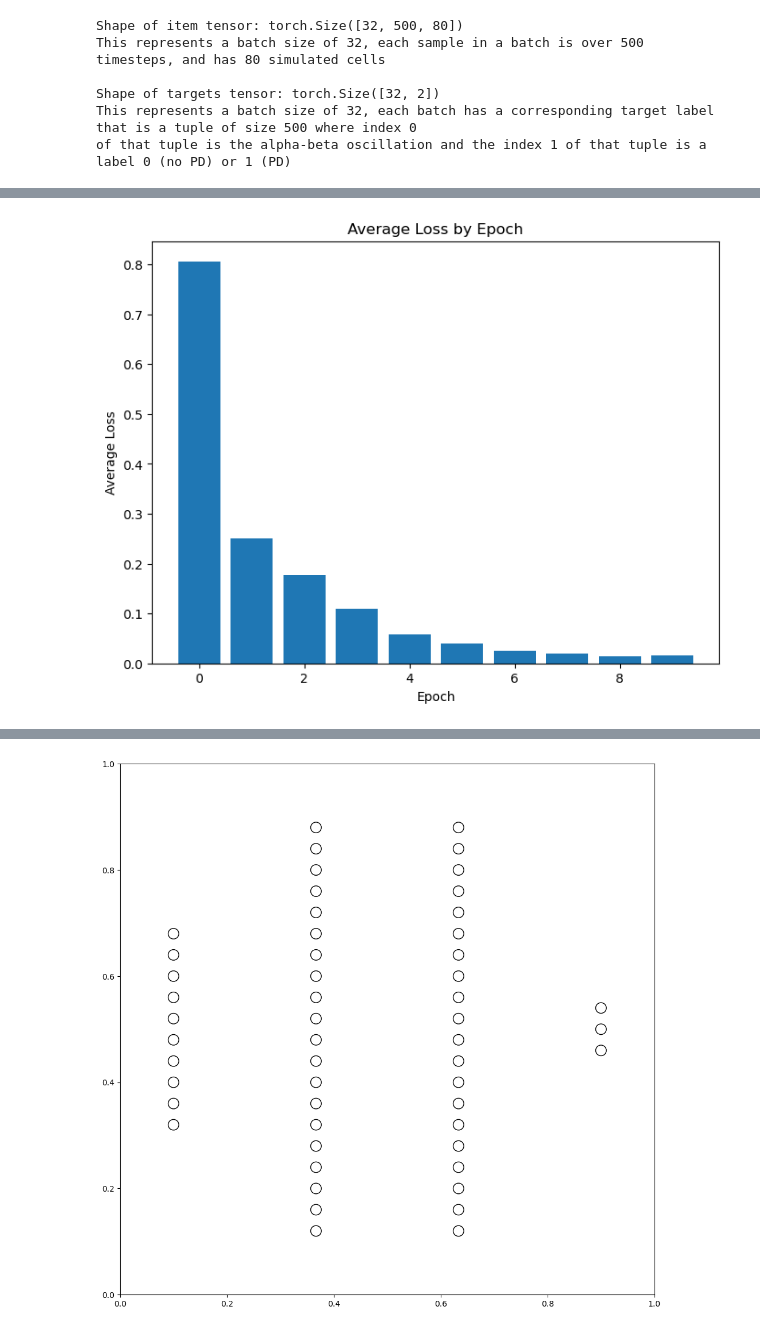
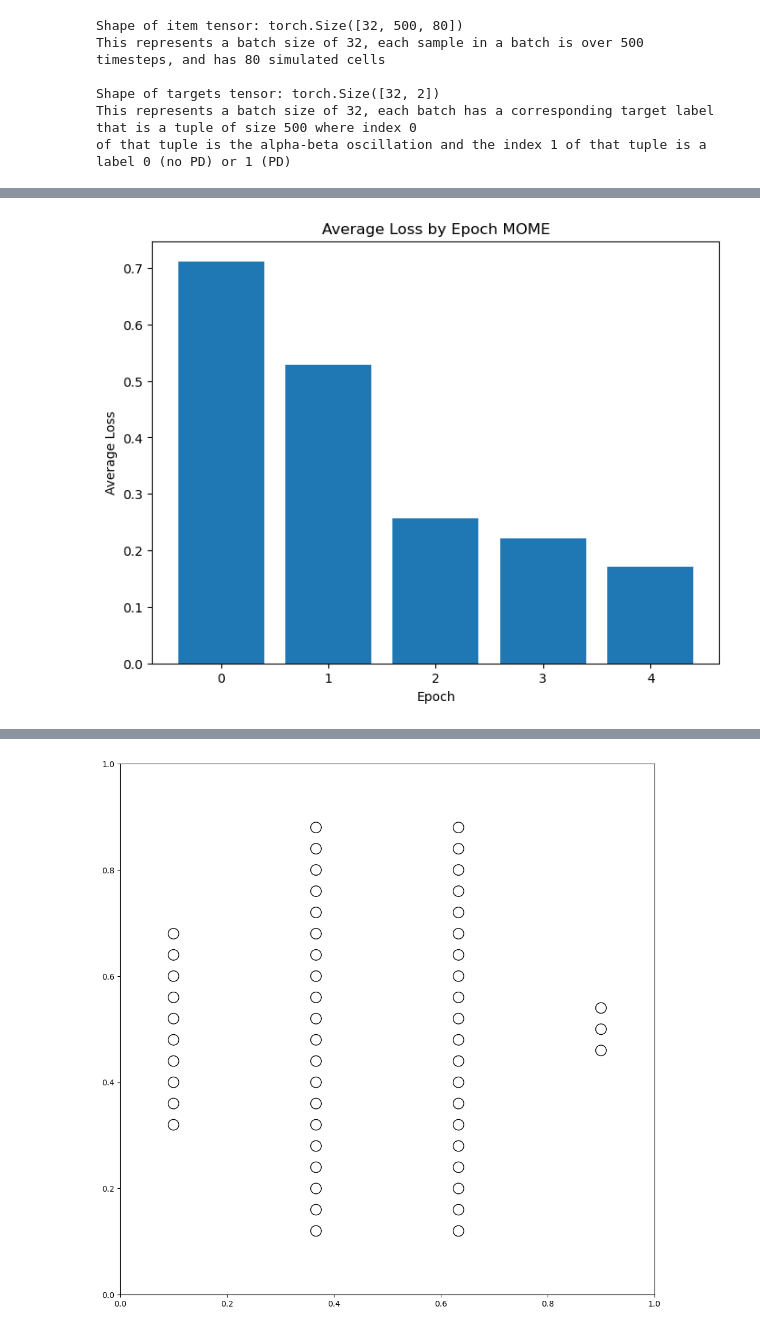
Before and after one commit to MighettoWasTaken/exploring_snn_architecture, a Jupyter notebook: ParkinsonsRat.ipynb, the cells around one changed output, grey strips where cells are left out. Cells and saved outputs as stored; diff of their text form; code cells hidden in the pictures.

Commit message:
mome working!

```diff
--- a/ParkinsonsRat.ipynb
+++ b/ParkinsonsRat.ipynb
@@ -650,8 +680,9 @@ def train_loop(data, model, num_epochs, loss, optimizer):
 # %%
-num_epochs = 10
+num_epochs = 5
 
-mome_net = MOME_net(num_inputs=num_inputs, num_hidden=256, beta=beta, num_outputs=num_outputs, num_steps=num_steps, batch_size=batch_size).to(device)
+# keytopk^2 <= per_head_topk
+mome_net = MOME_net(num_inputs=num_inputs, num_hidden=num_hidden, beta=beta, num_outputs=num_outputs, num_steps=num_steps, batch_size=batch_size, key_topk=4, per_head_topk=4).to(device)
 loss = nn.CrossEntropyLoss()
 optimizer = torch.optim.Adam(mome_net.parameters(), lr=0.001, betas=(0.9, 0.999))
-loss_hist_soup, loss_by_epoch_soup, spk_hist = train_loop(data, mome_net, num_epochs, loss, optimizer)
+loss_hist_mome, loss_by_epoch_mome, spk_hist = train_loop(data, mome_net, num_epochs, loss, optimizer)
 # %% [output]
@@ -669,9 +706,7 @@ KeyboardInterrupt:
 # %%
-num_epochs = 10
-
 soup_net = Neuron_soup(num_inputs=num_inputs, num_hidden=num_hidden, beta=beta, num_outputs=num_outputs, num_steps=num_steps, batch_size=batch_size, input_width=80).to(device)
 loss = nn.CrossEntropyLoss()
 optimizer = torch.optim.Adam(soup_net.parameters(), lr=0.001, betas=(0.9, 0.999))
-loss_hist_soup, loss_by_epoch_soup, spk_hist = train_loop(data, soup_net, num_epochs, loss, optimizer)
+#loss_hist_soup, loss_by_epoch_soup, spk_hist = train_loop(data, soup_net, num_epochs, loss, optimizer)
 #print(num_hidden + num_hidden + num_outputs + num_inputs)
 #print((num_hidden * 2) + num_outputs)
@@ -681,5 +713,5 @@ KeyboardInterrupt:
 # %%
-net = Net_small()
+net = Net_small(num_inputs=num_inputs, num_hidden=num_hidden, beta=beta, num_outputs=num_outputs, num_steps=num_steps, batch_size=batch_size)
 loss = nn.CrossEntropyLoss()
 optimizer = torch.optim.Adam(net.parameters(), lr=0.001, betas=(0.9, 0.999))
 loss_hist, loss_by_epoch, spk_hist_base = train_loop(data, net, num_epochs, loss, optimizer)
@@ -703,0 +736,11 @@ Epoch 9, Iteration 6, Train Loss: 0.01, Accuracy: 100.00%
+# %%
+fig, ax = plt.subplots(figsize=(8, 6))
+average_by_epoch = []
+for item in loss_by_epoch_mome:
+    average_by_epoch.append(statistics.mean(item))
+ax.bar(range(len(average_by_epoch)), average_by_epoch)
+
+# Adding labels
+ax.set_xlabel('Epoch')
+ax.set_ylabel('Average Loss')
+ax.set_title('Average Loss by Epoch')
@@ -711,5 +757,5 @@ ax.bar(range(len(average_by_epoch)), average_by_epoch)
 # Adding labels
 ax.set_xlabel('Epoch')
 ax.set_ylabel('Average Loss')
-ax.set_title('Average Loss by Epoch')
+ax.set_title('Average Loss by Epoch MOME')
 # %% [output]
@@ -717,4 +763,4 @@ Text(0.5, 1.0, 'Average Loss by Epoch')
-[figure, old version]
+[figure, new version]
 # %%
 fig, ax = plt.subplots(figsize=(8, 6))
 average_by_epoch = []
```
Also changed, not shown: parts of 27 cells of this notebook.
